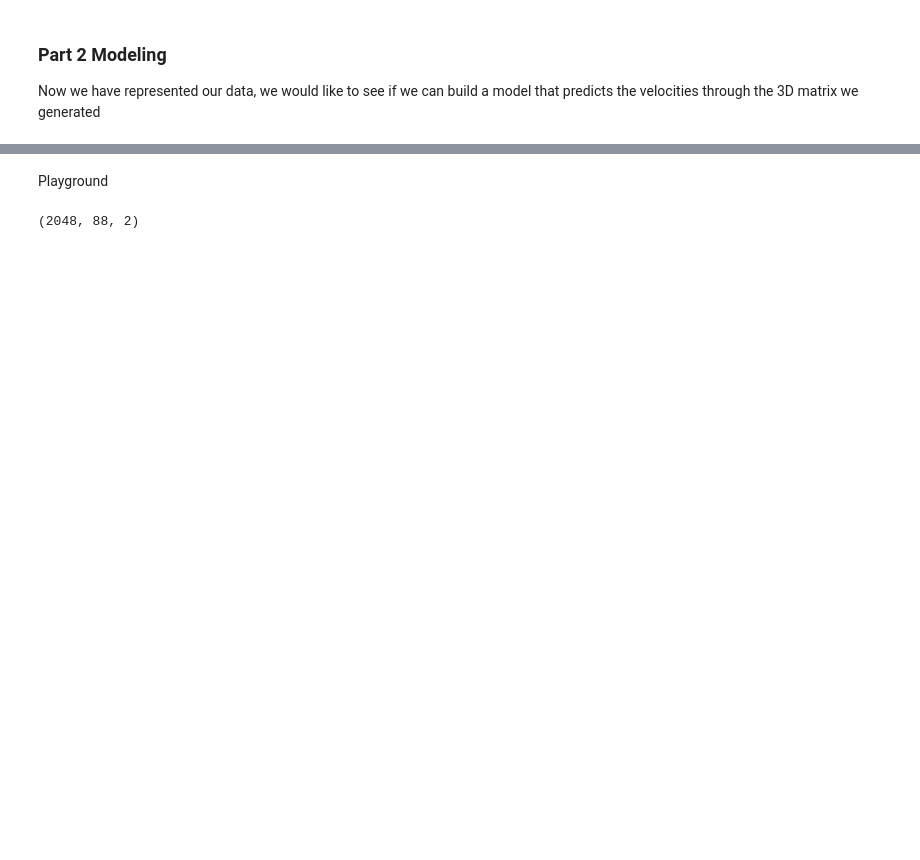
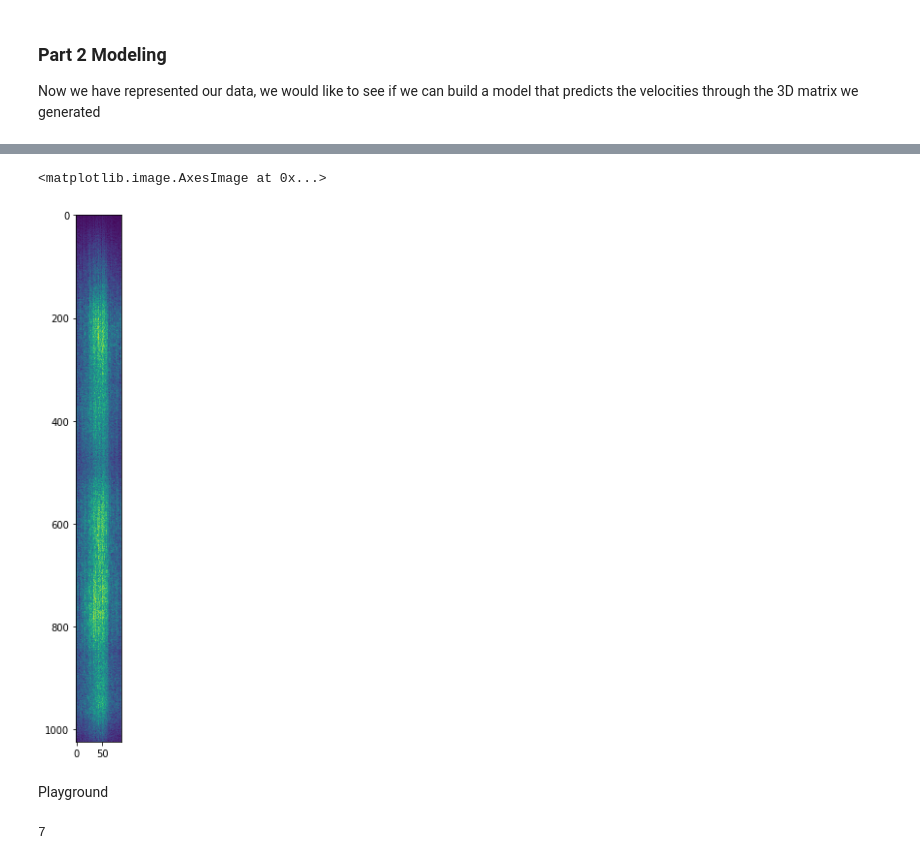
Before and after one commit to LithiumH/CS230-Music-Style-Transfer, a Jupyter notebook: Dialated CNN.ipynb, the cells around one changed output, grey strips where cells are left out. Cells and saved outputs as stored; diff of their text form; code cells hidden in the pictures; blank space fills up the shorter version.

```diff
--- a/Dialated CNN.ipynb
+++ b/Dialated CNN.ipynb
@@ -99,0 +297,2 @@ m.fit(X[0], Y, epochs = 10)
+# %%
+m3 = keras.models.load_model('m3_conv.h5')
@@ -100,2 +305,8 @@ m.fit(X[0], Y, epochs = 10)
+# %%
+plt.figure(figsize = (200,10))
+plt.imshow(Y_0_hat)
+# %% [output]
+<matplotlib.image.AxesImage at 0x...>
+[figure, added]
 # %% [markdown]
 Playground
@@ -106,4 +313,4 @@ X2 = np.matrix(X2)
-# %%
-np.max()
-# %% [output]
-(2048, 88, 2)
+# %%
+np.max(np.sum((X[0] > 0), axis=1))
+# %% [output]
+7
```
Also changed, not shown: parts of 39 cells of this notebook, 1 other file.
